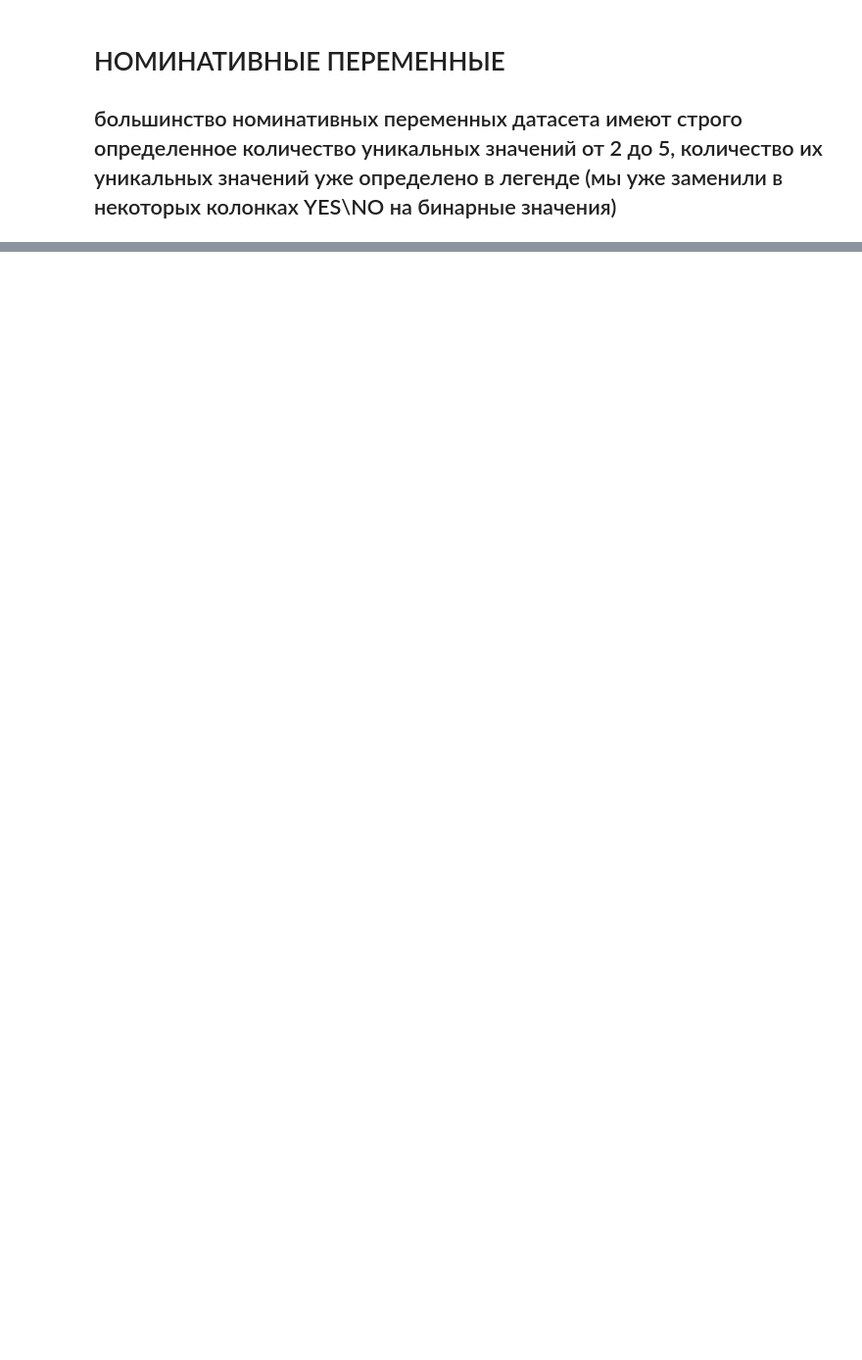
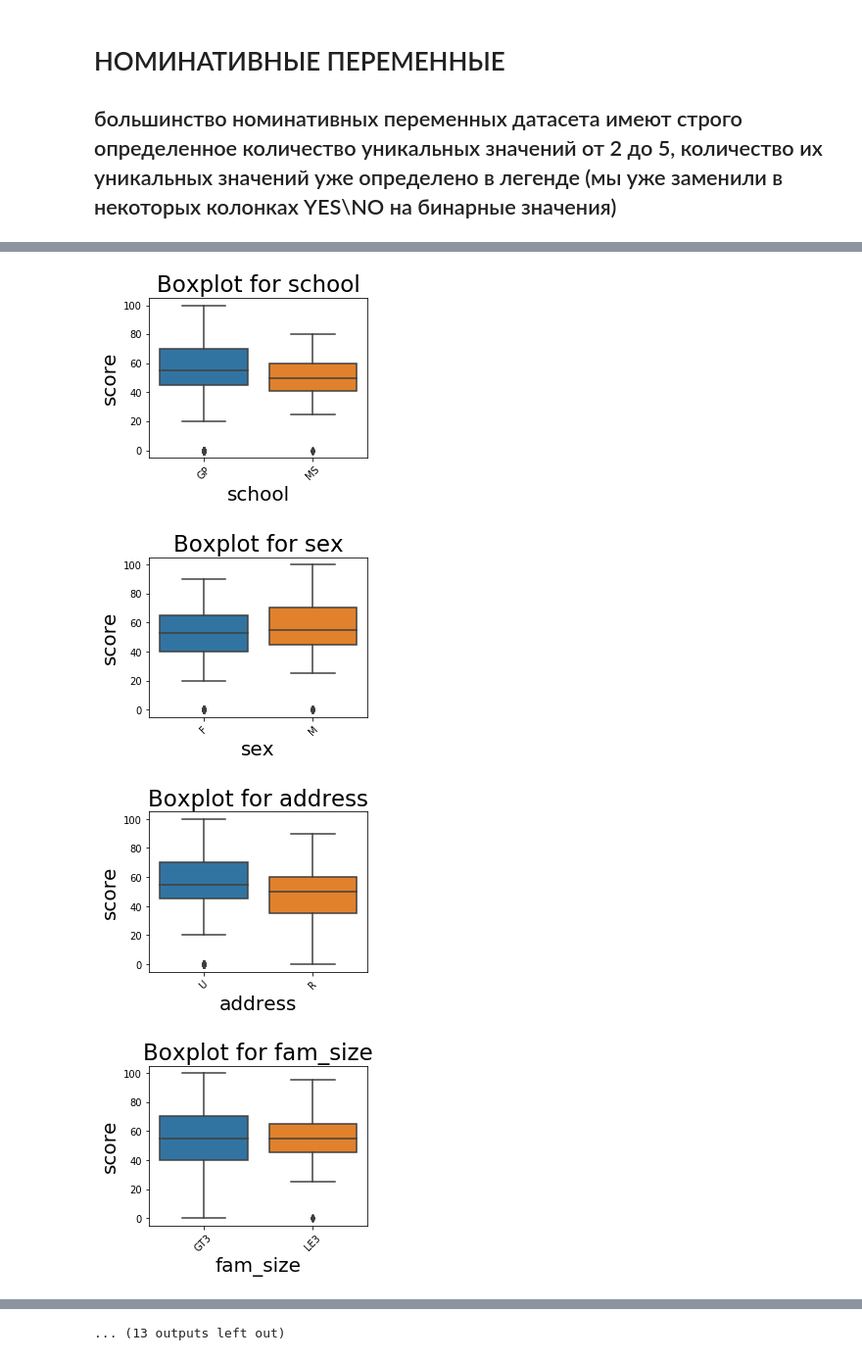
Before and after one commit to aberkoveo/skillfactory, a Jupyter notebook: Projects/Project_2/stud_math_EDA.ipynb, the cells around one changed output, grey strips where cells are left out. Shown at 98% size. Saved outputs shown, nothing was run; the diff lists cells and outputs as text; code cells hidden in the pictures; blank space fills up the shorter version.

```diff
--- a/Projects/Project_2/stud_math_EDA.ipynb
+++ b/Projects/Project_2/stud_math_EDA.ipynb
@@ -282,0 +299,9 @@ plt.legend();
+# %%
+# рассмотрим графики зависимости оценок студентов от категориальных признаков
+for col in categ_columns:
+    get_boxplot(data, col, 'score')
+# %% [output]
+[figure, added]
+[figure, added]
+[figure, added]
+[figure, added]
@@ -282,0 +316 @@ plt.legend();
+... (13 outputs left out)
```
Also changed, not shown: parts of 33 cells of this notebook, 2 other files.
